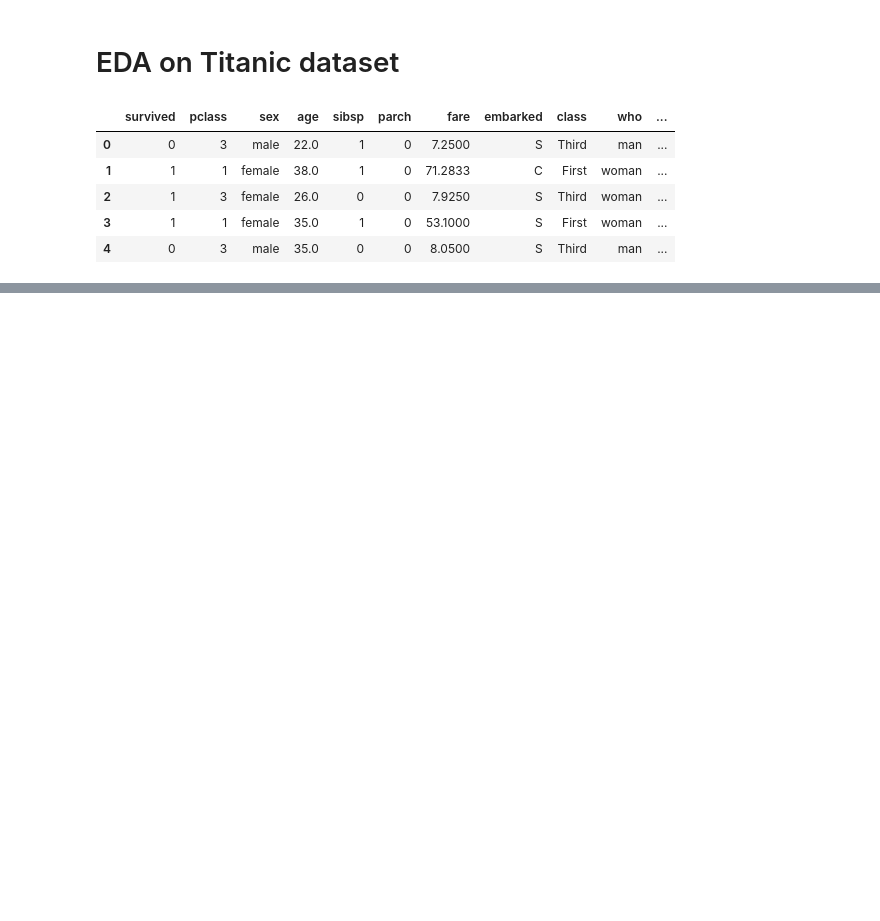
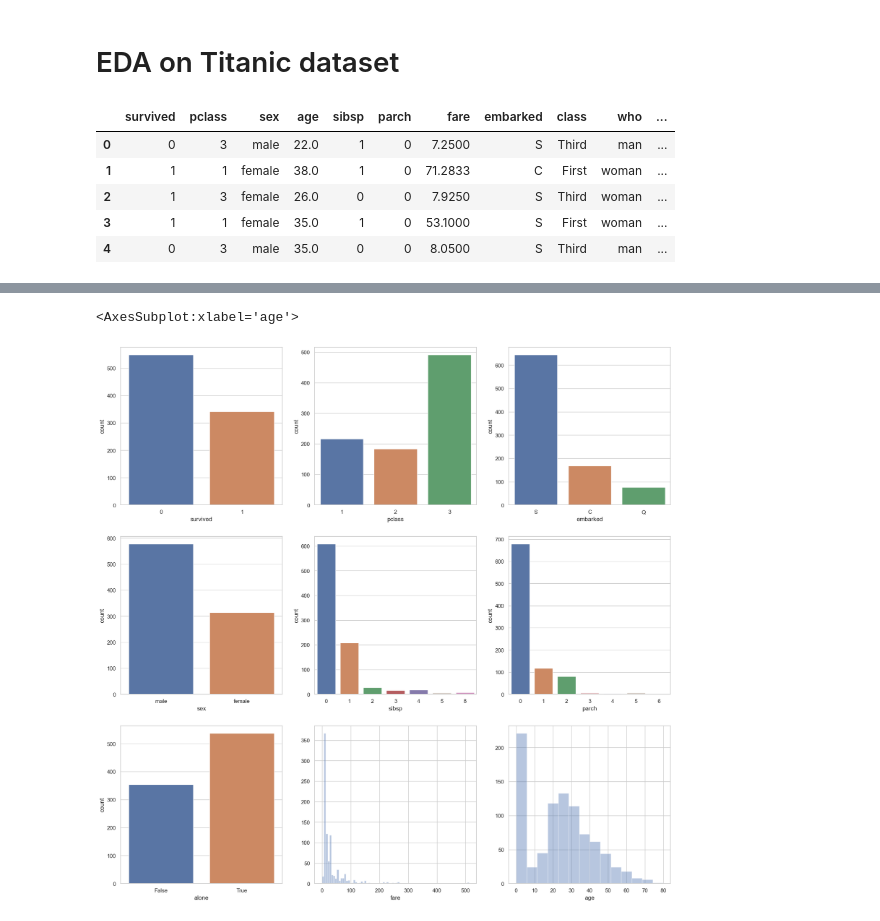
Before and after one commit to melwinmpk/python_datascience, a Jupyter notebook: TitanicDataSet_training/EDA_on_Titanic.ipynb, the cells around one changed output, grey strips where cells are left out. Saved outputs shown, nothing was run; the diff lists cells and outputs as text; code cells hidden in the pictures; blank space fills up the shorter version.

```diff
--- a/TitanicDataSet_training/EDA_on_Titanic.ipynb
+++ b/TitanicDataSet_training/EDA_on_Titanic.ipynb
@@ -57,0 +84,15 @@ sns.heatmap(data = ttnc.isnull(), cmap = 'Reds', cbar = True)
+# %%
+cnv, ax = plt.subplots(3,3, figsize = (20,20))
+sns.countplot('survived', data = ttnc, ax = ax[0][0])
+sns.countplot('pclass', data = ttnc, ax = ax[0][1])
+sns.countplot('embarked', data = ttnc, ax = ax[0][2])
+sns.countplot('sex', data = ttnc, ax = ax[1][0])
+sns.countplot('sibsp', data = ttnc, ax = ax[1][1])
+sns.countplot('parch', data = ttnc, ax = ax[1][2])
+sns.countplot('alone', data = ttnc, ax = ax[2][0])
+sns.distplot(ttnc['fare'], ax = ax[2][1], kde = False, bins = 80)
+# sns.countplot('age', data = ttnc, ax = ax[2][2])
+sns.distplot(ttnc['age'], ax = ax[2][2], kde = False) #
+# %% [output]
+<AxesSubplot:xlabel='age'>
+[figure, added]
```
Also changed, not shown: parts of 23 cells of this notebook, 1 other file.
